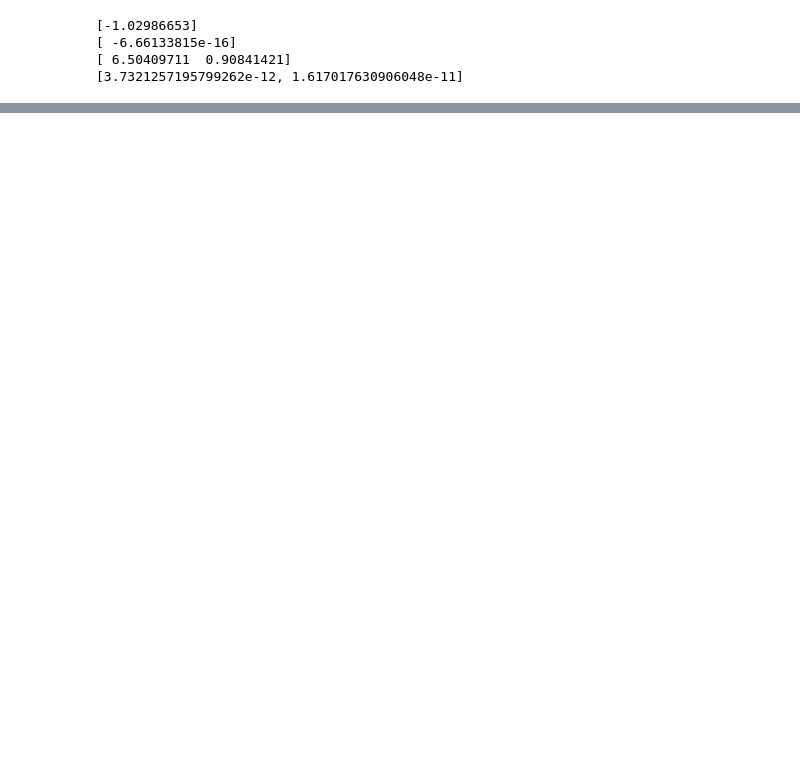
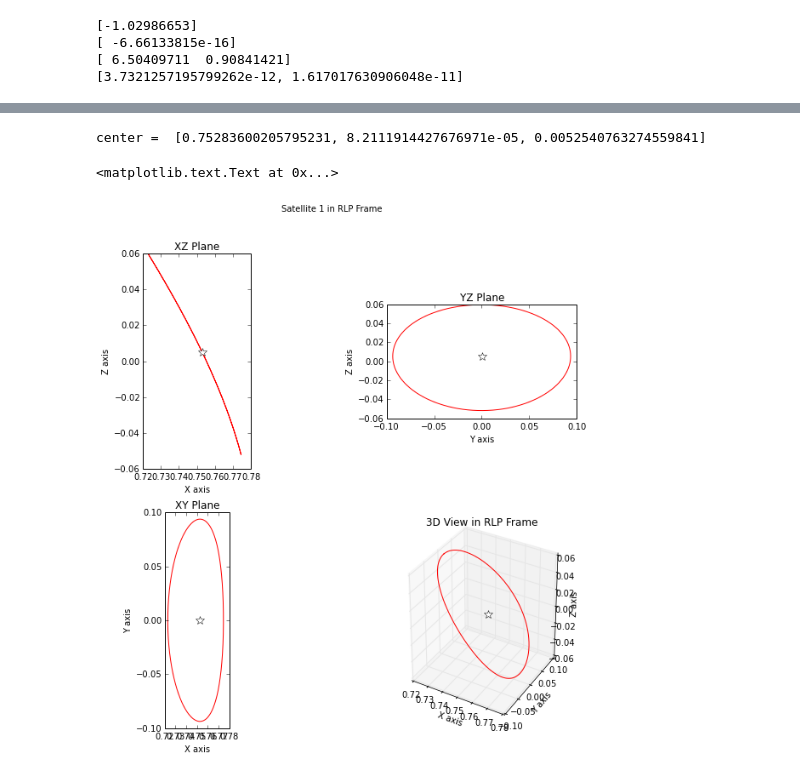
Before and after one commit to aerosara/thesis, a Jupyter notebook: notebooks/pycse Examples.ipynb, the cells around one changed output, grey strips where cells are left out. Saved outputs shown, nothing was run; the diff lists cells and outputs as text; code cells hidden in the pictures; blank space fills up the shorter version.

Commit message:
Working on method to halo-ize an input state

```diff
--- a/notebooks/pycse Examples.ipynb
+++ b/notebooks/pycse Examples.ipynb
@@ -238,9 +362,11 @@ res =  [-2.7675979563657194e-11, 2.3878759213002976e-12]
 # %%
 
 # determine orbit period
-eTime, eState = ForceForwardToNextEvent(haloInitialState, stop_yEquals0)
+eTime, eState = ForceForwardToNextEvent(haloState, stop_yEquals0)
 
-# propagate for X orbits
-timespan = np.linspace(0.0, eTime[0]*4.0, 2000)
+# propagate for X orbits (eTime[0]*4.0 = 2 orbits)
+timespan = np.linspace(0.0, eTime[0]*2.0, 2000)
 
-statesOverTime = integrate.odeint(nonlinearDerivativesFunction, haloInitialState, timespan)
+statesOverTime = integrate.odeint(nonlinearDerivativesFunction, haloState, timespan)
+
+print 'eTime[0] = ', eTime[0]
@@ -292,0 +379,60 @@ center =  [0.7496977475070401, -0.013541329550921355, 0.0032214772147877708]
+# %%
+
+x1, y1, z1, xdot1, ydot1, zdot1 = statesOverTime.T
+
+# identify x-coordinate corresponding to maximum y-amplitude,
+#          y-coordinate corresponding to maximum x-amplitude,
+#          and z-coordinate corresponding to maximum y-amplitude  #y=0
+center = [x1[y1.argmax()], y1[x1.argmax()], z1[y1.argmax()]]  #np.abs(y1).argmin()]]
+
+print 'center = ', center
+
+# plot in RLP
+figRLP, ((axXZ, axYZ), (axXY, ax3D)) = plt.subplots(2, 2)
+figRLP.suptitle('Satellite 1 in RLP Frame')
+figRLP.set_size_inches(10, 10)
+figRLP.subplots_adjust(hspace=0.2)
+figRLP.subplots_adjust(wspace=0.5)
+
+# XZ Plane
+axXZ.plot(x1, z1, 'r-')
+#axXZ.plot(L1[0], L1[2], 'g*', markersize=10)
+axXZ.plot(center[0], center[2], 'w*', markersize=10)
+axXZ.set_title('XZ Plane')
+axXZ.xaxis.set_label_text('X axis')
+axXZ.yaxis.set_label_text('Z axis')
+axXZ.set_aspect('equal')
+
+# YZ Plane
+axYZ.plot(y1, z1, 'r-')
+#axYZ.plot(L1[1], L1[2], 'g*', markersize=10)
+axYZ.plot(center[1], center[2], 'w*', markersize=10)
+axYZ.set_title('YZ Plane')
+axYZ.xaxis.set_label_text('Y axis')
+axYZ.yaxis.set_label_text('Z axis')
+axYZ.set_aspect('equal')
+
+# XY Plane
+axXY.plot(x1, y1, 'r-')
+#axXY.plot(L1[0], L1[1], 'g*', markersize=10)
+axXY.plot(center[0], center[1], 'w*', markersize=10)
+axXY.set_title('XY Plane')
+axXY.xaxis.set_label_text('X axis')
+axXY.yaxis.set_label_text('Y axis')
+axXY.set_aspect('equal')
+
+# 3D View
+ax3D.axis('off')
+ax3D = figRLP.add_subplot(224, projection='3d')
+ax3D.plot(x1, y1, z1, 'r-')
+#ax3D.plot([L1[0]], [L1[1]], [L1[2]], 'g*', markersize=10)
+ax3D.plot([center[0]], [center[1]], [center[2]], 'w*', markersize=10)
+ax3D.set_title('3D View in RLP Frame')
+ax3D.xaxis.set_label_text('X axis')
+ax3D.yaxis.set_label_text('Y axis')
+ax3D.zaxis.set_label_text('Z axis')
+#ax3D.set_aspect('equal')
+# %% [output]
+center =  [0.75283600205795231, 8.2111914427676971e-05, 0.0052540763274559841]
+<matplotlib.text.Text at 0x...>
+[figure, added]
```
Also changed, not shown: parts of 9 cells of this notebook.
